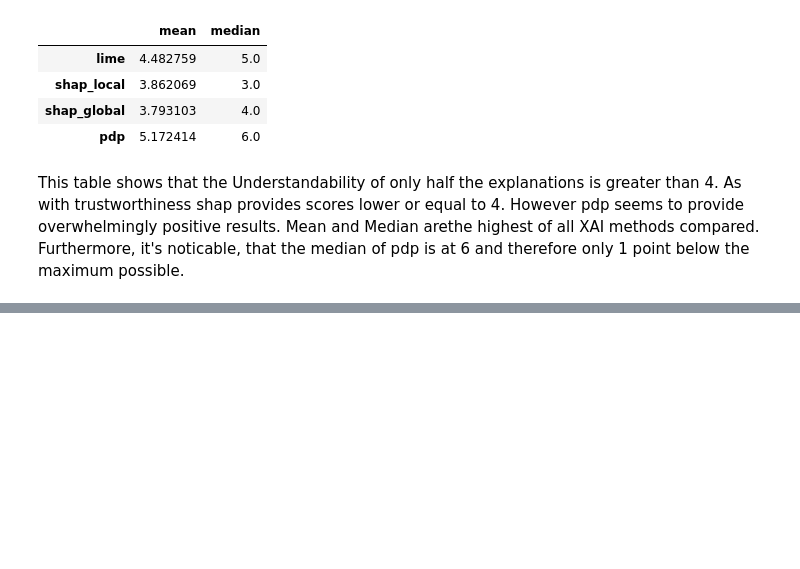
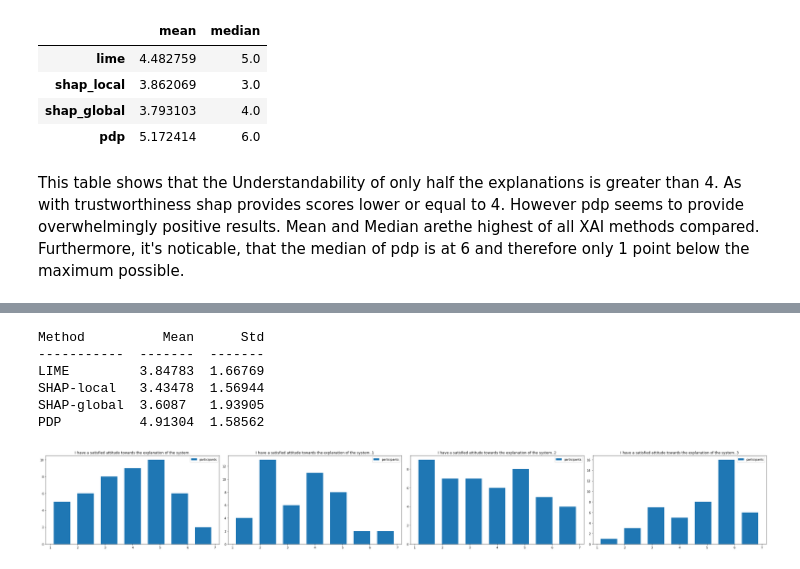
Before and after one commit to unofficial-Jona/Unimaas_researchproject_XAI, a Jupyter notebook: Data analysis.ipynb, the cells around one changed output, grey strips where cells are left out. Saved outputs shown, nothing was run; the diff lists cells and outputs as text; code cells hidden in the pictures; blank space fills up the shorter version.

```diff
--- a/Data analysis.ipynb
+++ b/Data analysis.ipynb
@@ -357,0 +553,48 @@ Furthermore, it's noticable, that the median of pdp is at 6 and therefore only 1
+# %%
+#Histograms for question 8:Q: Are users more satisfied with a system if they are given explanations of the system? (satisfaction)
+
+def get_histo_grid(safe_fig=False):
+
+    fig, axs = plt.subplots(1,4)
+    fig.set_size_inches(35,5 )
+    # fig.subplots_adjust(hspace=1.0, wspace=1.0)
+    feature_list = ["10", "15", "20", "25"]
+    feature_list = list(map(int, feature_list))
+    counter=0
+    table = []
+    mu1=[]
+    std1=[]
+
+    for i in feature_list:
+        data = [df[f'question {i}']]
+        col = (i-6)//5
+        row = 1
+
+        axs[col].hist(data, bins=7, histtype='bar',  label=['participants'],rwidth=0.7)
+        axs[col].set_title(original_column_names[i-1])
+        axs[col].legend()
+
+        mu, std = norm.fit(data)
+        mu1.append(mu)
+        std1.append(std)
+
+        methods = ['LIME','SHAP-local','SHAP-global','PDP']
+        column = methods[counter], mu1[counter], std1[counter]
+        table.append(column)
+        counter = counter+1
+
+    print(tabulate((table), headers=['Method', 'Mean', 'Std']))
+    print('')
+    plt.tight_layout()
+    if safe_fig:
+        plt.savefig('histo_grid')
+
+get_histo_grid(safe_fig=True)
+# %% [output]
+Method          Mean      Std
+-----------  -------  -------
+LIME         3.84783  1.66769
+SHAP-local   3.43478  1.56944
+SHAP-global  3.6087   1.93905
+PDP          4.91304  1.58562
+[figure, added]
```
Also changed, not shown: parts of 7 cells of this notebook.
